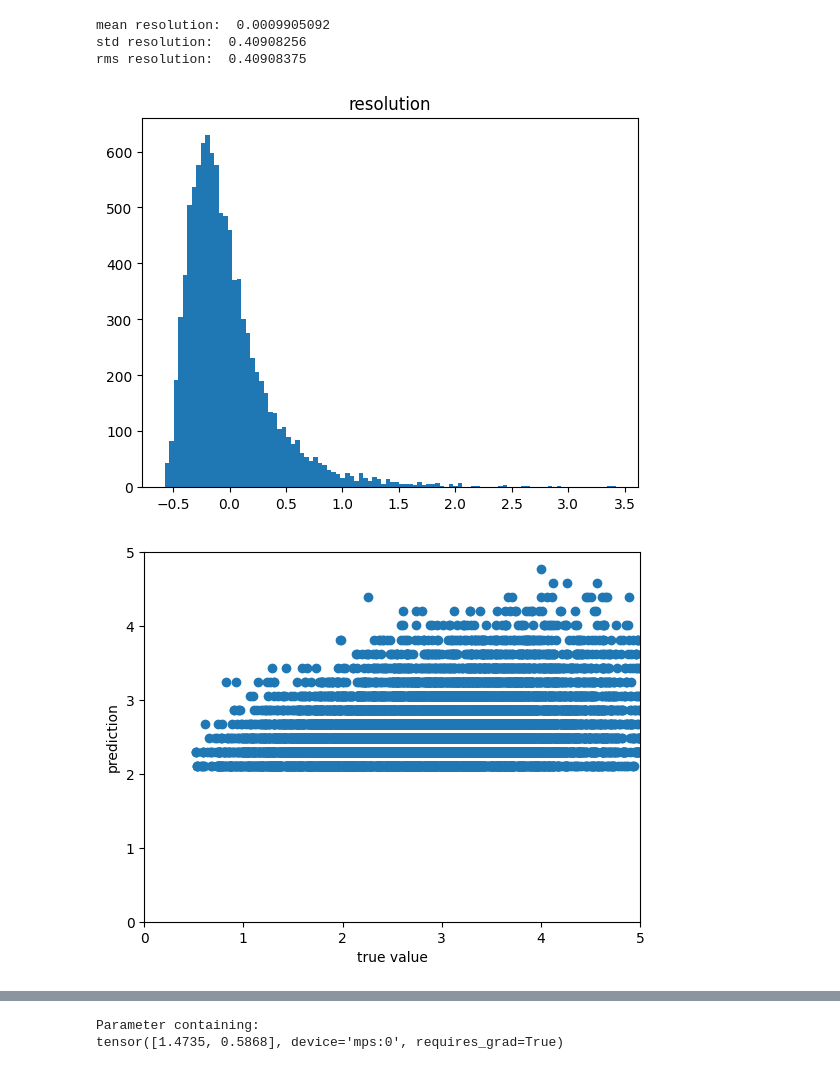
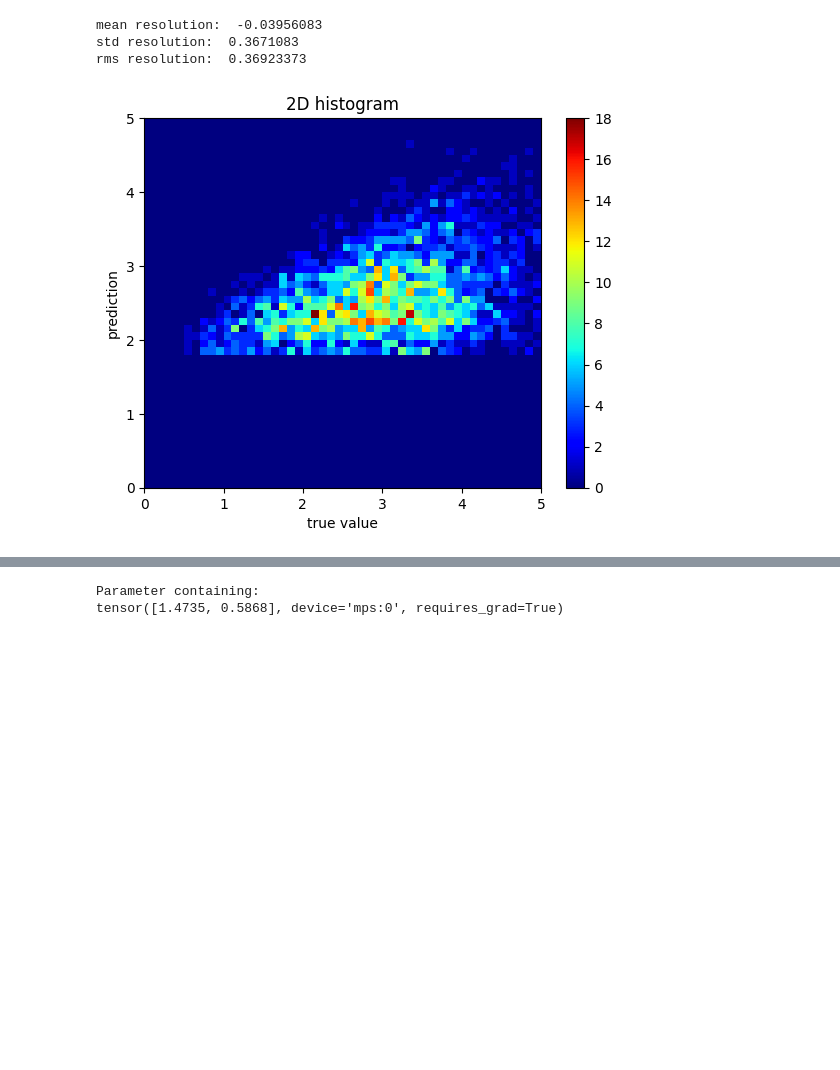
Before and after one commit to wswxyq/transformer_EE, a Jupyter notebook: test_no_mean_v2.ipynb, the cells around one changed output, grey strips where cells are left out. Saved outputs shown, nothing was run; the diff lists cells and outputs as text; code cells hidden in the pictures; blank space fills up the shorter version.

```diff
--- a/test_no_mean_v2.ipynb
+++ b/test_no_mean_v2.ipynb
@@ -14,3 +12,11 @@ mps_device = torch.device("mps")
+# %%
+if torch.cuda.is_available():
+    mps_device = torch.device("cuda")
+else:
+    if torch.backends.mps.is_available():
+        mps_device = torch.device("mps")
+    else:
+        mps_device = torch.device("cpu")
 # %%
 df = pd.read_csv(
     "transformer_ee/data/2022-08-21_rnne_NC_250_fGScatter_20MeV_KE_01e8_max_trackE_cut.csv.xz"
@@ -81,8 +87,9 @@ class Pandas_NC_Dataset(Dataset):
 # %%
 dataset = Pandas_NC_Dataset(df, input_d)
 
-batch_size_train = 256
-batch_size_test = 10000
+batch_size_train = 1024
+batch_size_valid = 256
+batch_size_test = 3000
 # %%
 seed = 0
 _indices = np.arange(len(df))
@@ -169,7 +226,7 @@ torch.save(net.state_dict(), "transformer_ee/model/transformer_ee_v2.pt")
 # %%
 from transformer_ee.model.transformerEncoder import Transformer_EE_v1
 
-net=Transformer_EE_v2()
-net.load_state_dict(torch.load("transformer_ee/model/transformer_ee_v2.pt", map_location=torch.device('cpu')))
+net=Transformer_EE_v1()
+net.load_state_dict(torch.load("transformer_ee/model/transformer_ee_v1.pt", map_location=torch.device('cpu')))
 net.eval()
 # %% [output]
@@ -195,38 +254,38 @@ net.eval()
 net.to(mps_device)
 a, b, c, d=next(iter(testloader))
 net.cpu()
 e=net.forward(a, c)
 
 from matplotlib import pyplot as plt
 trueval=d[:, 0].cpu().detach().numpy()
 prediction=e[:, 0].cpu().detach().numpy()
 resolution=(prediction-trueval)/trueval
 print("mean resolution: ", np.mean(resolution))
 print("std resolution: ", np.std(resolution))
 print('rms resolution: ', np.sqrt(np.mean(resolution**2)))
 plt.title("resolution")
 plt.hist(resolution, bins=100)
-plt.show()
+plt.xlim(-1, 1)
+plt.savefig("resolution.png")
 
 plt.scatter(trueval, prediction)
 plt.xlim(0, 5)
 plt.ylim(0, 5)
 plt.xlabel("true value")
 plt.ylabel("prediction")
-plt.show()
+plt.savefig("p2DScatter.png")
 
 net.to(mps_device)
 plt.hist2d(trueval, prediction, bins=(50, 50), cmap=plt.cm.jet, range=[[0, 5], [0, 5]])
 plt.xlim(0, 5)
 plt.ylim(0, 5)
 plt.xlabel("true value")
 plt.ylabel("prediction")
 plt.title("2D histogram")
 plt.colorbar()
-plt.show()
+plt.savefig("p2DHist.png")
 # %% [output]
-mean resolution:  0.0009905092
-std resolution:  0.40908256
-rms resolution:  0.40908375
+mean resolution:  -0.03956083
+std resolution:  0.3671083
+rms resolution:  0.36923373
-[figure, old version]
+[figure, new version]
-[figure, removed]
```
Also changed, not shown: parts of 11 cells of this notebook, 46 other files.
